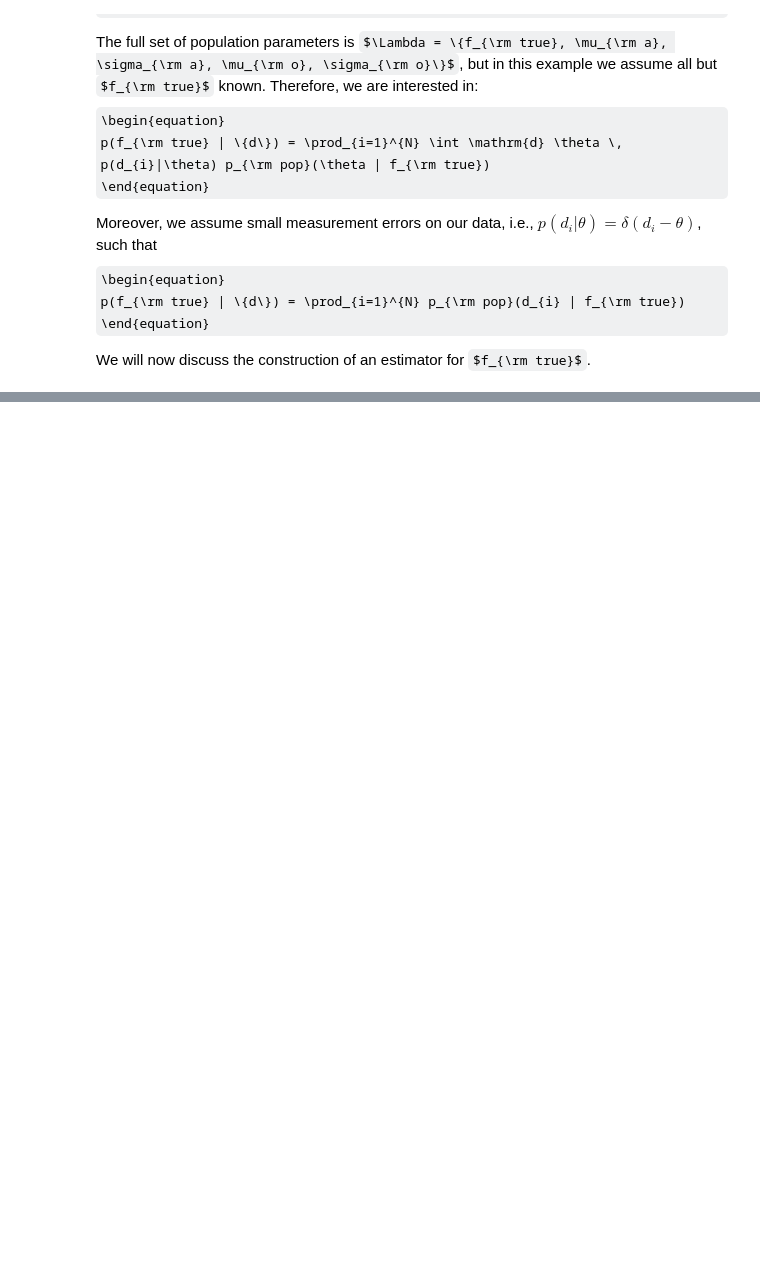
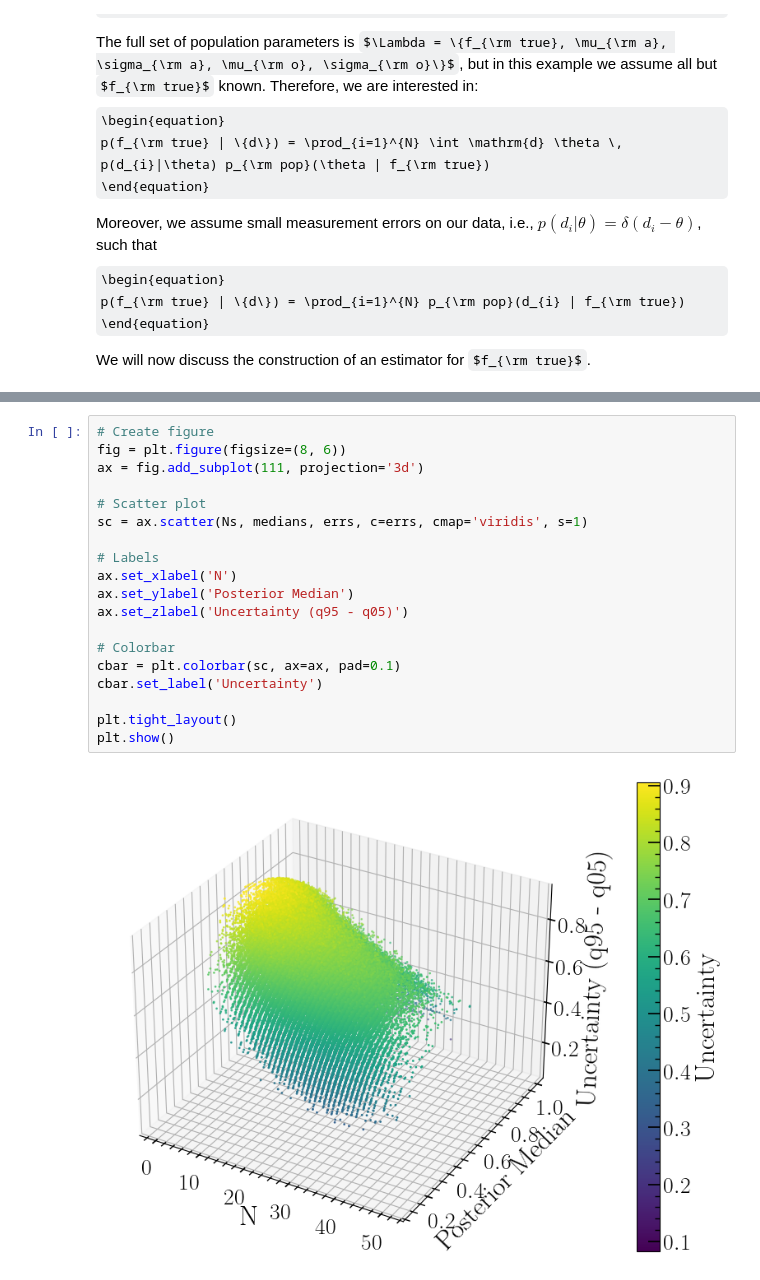
Before and after one commit to LucasPouw/darksirenpop, a Jupyter notebook: toy_model.ipynb, the cells around one changed output, grey strips where cells are left out. Drawn from its saved outputs; the diff is of its cells as text; some formulas as TeX source; blank space fills up the shorter version.

```diff
--- a/toy_model.ipynb
+++ b/toy_model.ipynb
@@ -316,0 +393,21 @@ plt.show()
+# %%
+# Create figure
+fig = plt.figure(figsize=(8, 6))
+ax = fig.add_subplot(111, projection='3d')
+
+# Scatter plot
+sc = ax.scatter(Ns, medians, errs, c=errs, cmap='viridis', s=1)
+
+# Labels
+ax.set_xlabel('N')
+ax.set_ylabel('Posterior Median')
+ax.set_zlabel('Uncertainty (q95 - q05)')
+
+# Colorbar
+cbar = plt.colorbar(sc, ax=ax, pad=0.1)
+cbar.set_label('Uncertainty')
+
+plt.tight_layout()
+plt.show()
+# %% [output]
+[figure, added]
```
Also changed, not shown: parts of 11 cells of this notebook, 9 other files.
